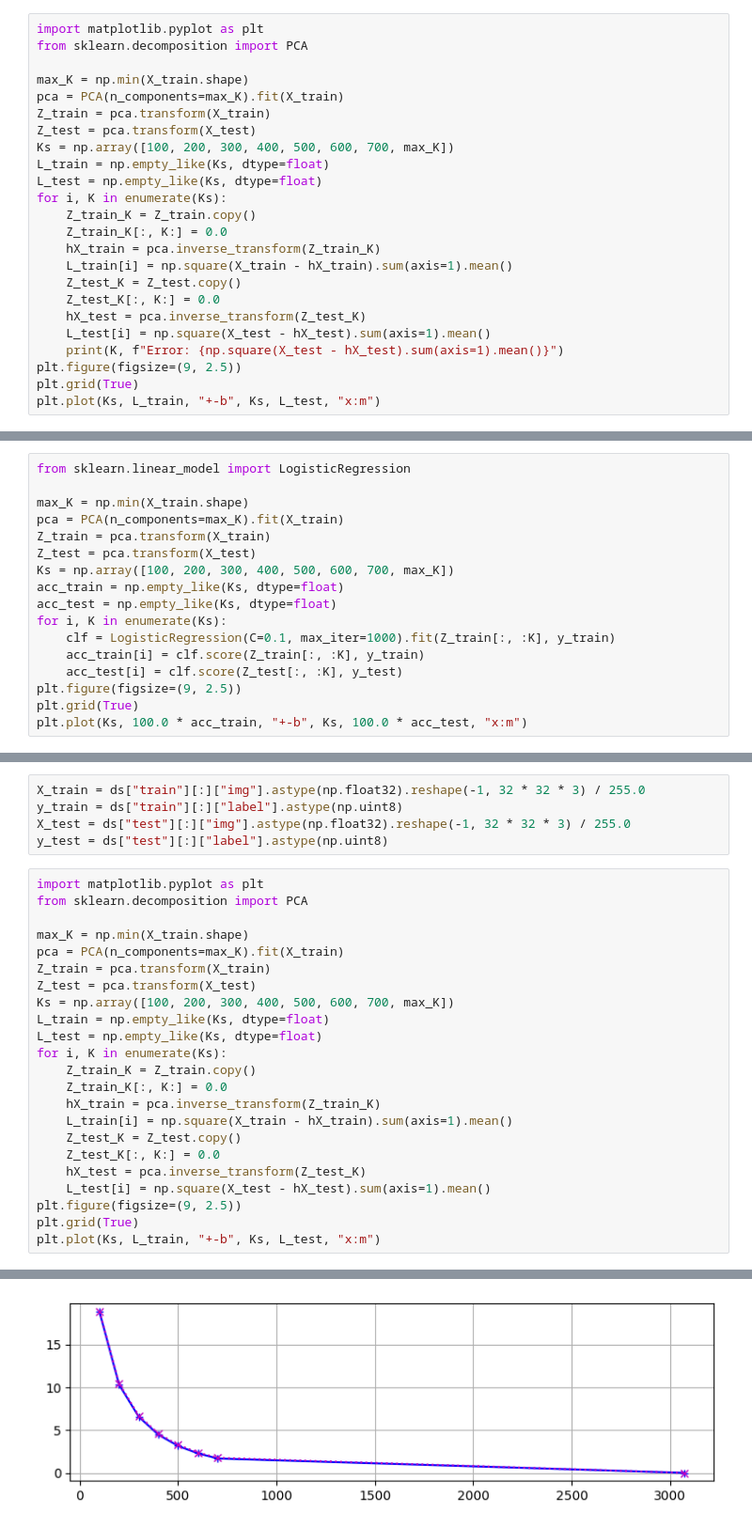
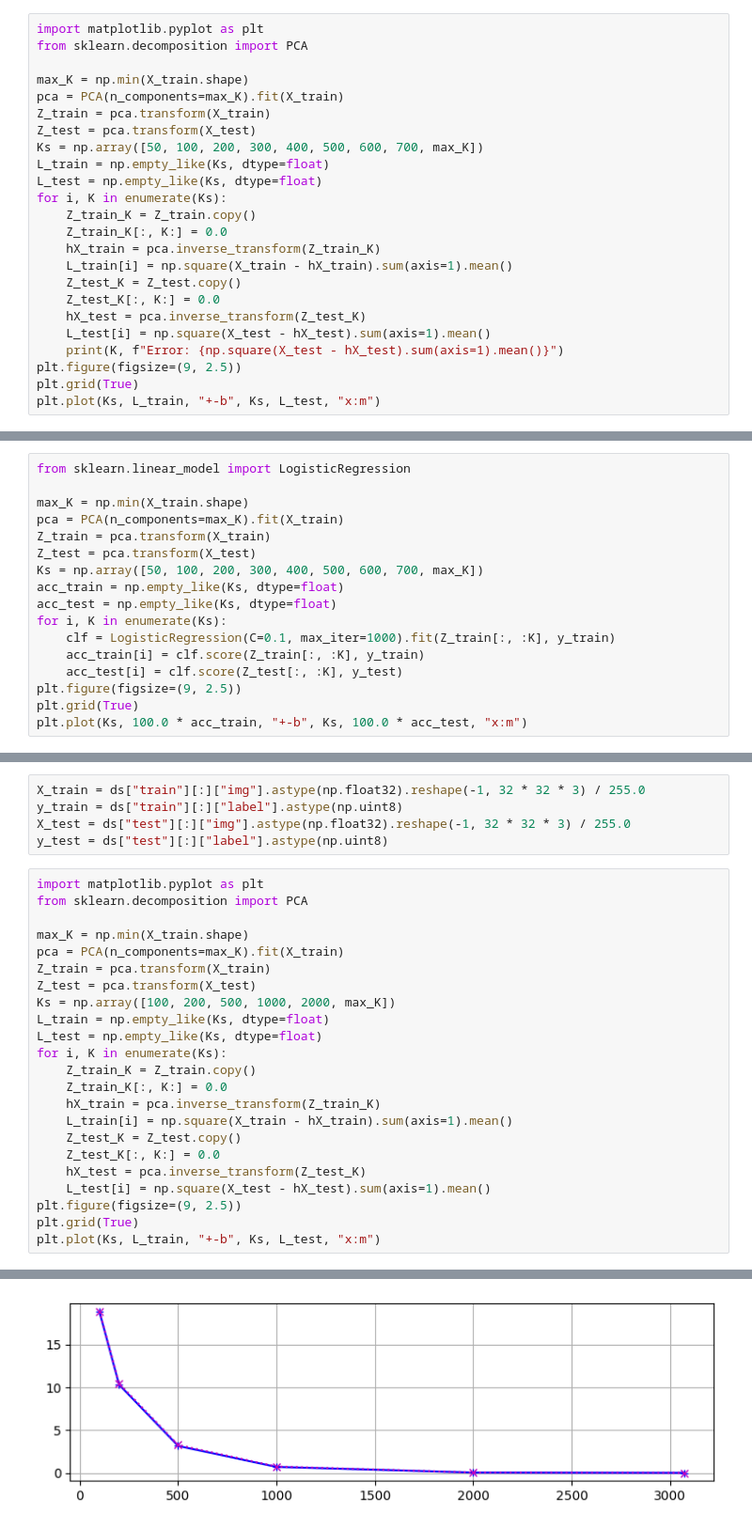
Before and after one commit to SergioQuintanillaGracia/university, a Jupyter notebook: year_3/Semester 2/PER/pract1/pract1.ipynb, the cells around one changed output, grey strips where cells are left out. Shown at 94% size. Drawn from its saved outputs; the diff is of its cells as text.

```diff
--- a/year_3/Semester 2/PER/pract1/pract1.ipynb
+++ b/year_3/Semester 2/PER/pract1/pract1.ipynb
@@ -238,7 +238,7 @@ max_K = np.min(X_train.shape)
 pca = PCA(n_components=max_K).fit(X_train)
 Z_train = pca.transform(X_train)
 Z_test = pca.transform(X_test)
-Ks = np.array([100, 200, 300, 400, 500, 600, 700, max_K])
+Ks = np.array([50, 100, 200, 300, 400, 500, 600, 700, max_K])
 L_train = np.empty_like(Ks, dtype=float)
 L_test = np.empty_like(Ks, dtype=float)
 for i, K in enumerate(Ks):
@@ -307,7 +308,7 @@ max_K = np.min(X_train.shape)
 pca = PCA(n_components=max_K).fit(X_train)
 Z_train = pca.transform(X_train)
 Z_test = pca.transform(X_test)
-Ks = np.array([100, 200, 300, 400, 500, 600, 700, max_K])
+Ks = np.array([50, 100, 200, 300, 400, 500, 600, 700, max_K])
 acc_train = np.empty_like(Ks, dtype=float)
 acc_test = np.empty_like(Ks, dtype=float)
 for i, K in enumerate(Ks):
@@ -379,27 +380,27 @@ y_test = ds["test"][:]["label"].astype(np.uint8)
 # %%
 import matplotlib.pyplot as plt
 from sklearn.decomposition import PCA
 
 max_K = np.min(X_train.shape)
 pca = PCA(n_components=max_K).fit(X_train)
 Z_train = pca.transform(X_train)
 Z_test = pca.transform(X_test)
-Ks = np.array([100, 200, 300, 400, 500, 600, 700, max_K])
+Ks = np.array([100, 200, 500, 1000, 2000, max_K])
 L_train = np.empty_like(Ks, dtype=float)
 L_test = np.empty_like(Ks, dtype=float)
 for i, K in enumerate(Ks):
     Z_train_K = Z_train.copy()
     Z_train_K[:, K:] = 0.0
     hX_train = pca.inverse_transform(Z_train_K)
     L_train[i] = np.square(X_train - hX_train).sum(axis=1).mean()
     Z_test_K = Z_test.copy()
     Z_test_K[:, K:] = 0.0
     hX_test = pca.inverse_transform(Z_test_K)
     L_test[i] = np.square(X_test - hX_test).sum(axis=1).mean()
 plt.figure(figsize=(9, 2.5))
 plt.grid(True)
 plt.plot(Ks, L_train, "+-b", Ks, L_test, "x:m")
 # %% [output]
 [<matplotlib.lines.Line2D at 0x...>,
  <matplotlib.lines.Line2D at 0x...>]
-[figure, old version]
+[figure, new version]
```
Also changed, not shown: parts of 5 cells of this notebook.
